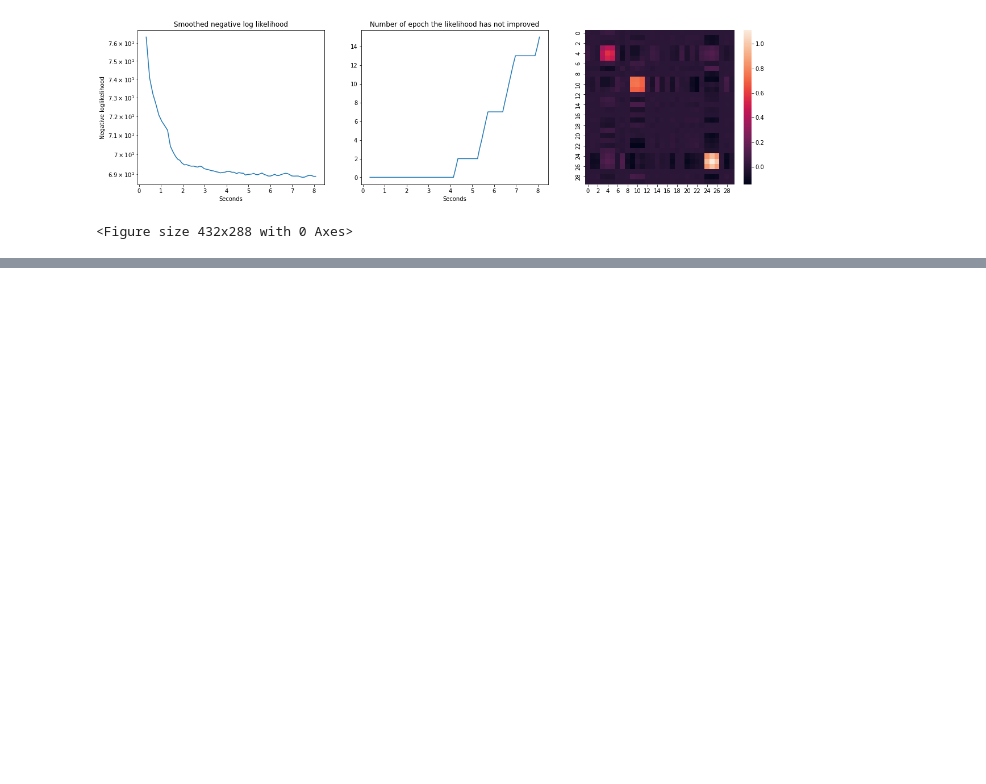
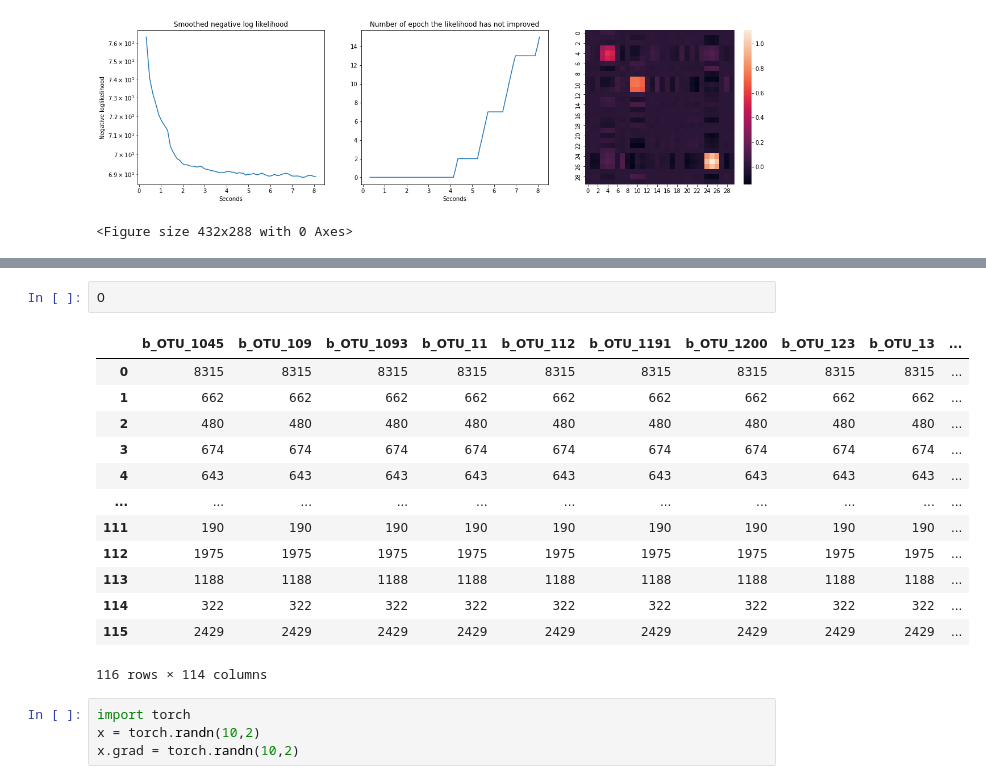
Before and after one commit to PLN-team/pyPLNmodels, a Jupyter notebook: Dev.ipynb, the cells around one changed output, grey strips where cells are left out. Saved outputs shown, nothing was run; the diff lists cells and outputs as text; blank space fills up the shorter version.

```diff
--- a/Dev.ipynb
+++ b/Dev.ipynb
@@ -117,0 +257,20 @@ len runtime 75
+# %%
+O
+# %% [output]
+|  | b_OTU_1045 | b_OTU_109 | b_OTU_1093 | b_OTU_11 | b_OTU_112 | b_OTU_1191 | b_OTU_1200 | b_OTU_123 | b_OTU_13 | ... |
+| 0 | 8315 | 8315 | 8315 | 8315 | 8315 | 8315 | 8315 | 8315 | 8315 | ... |
+| 1 | 662 | 662 | 662 | 662 | 662 | 662 | 662 | 662 | 662 | ... |
+| 2 | 480 | 480 | 480 | 480 | 480 | 480 | 480 | 480 | 480 | ... |
+| 3 | 674 | 674 | 674 | 674 | 674 | 674 | 674 | 674 | 674 | ... |
+| 4 | 643 | 643 | 643 | 643 | 643 | 643 | 643 | 643 | 643 | ... |
+| ... | ... | ... | ... | ... | ... | ... | ... | ... | ... | ... |
+| 111 | 190 | 190 | 190 | 190 | 190 | 190 | 190 | 190 | 190 | ... |
+| 112 | 1975 | 1975 | 1975 | 1975 | 1975 | 1975 | 1975 | 1975 | 1975 | ... |
+| 113 | 1188 | 1188 | 1188 | 1188 | 1188 | 1188 | 1188 | 1188 | 1188 | ... |
+| 114 | 322 | 322 | 322 | 322 | 322 | 322 | 322 | 322 | 322 | ... |
+| 115 | 2429 | 2429 | 2429 | 2429 | 2429 | 2429 | 2429 | 2429 | 2429 | ... |
+116 rows × 114 columns
+# %%
+import torch
+x = torch.randn(10,2)
+x.grad = torch.randn(10,2)
```
Also changed, not shown: parts of 35 cells of this notebook, 2 other files.
